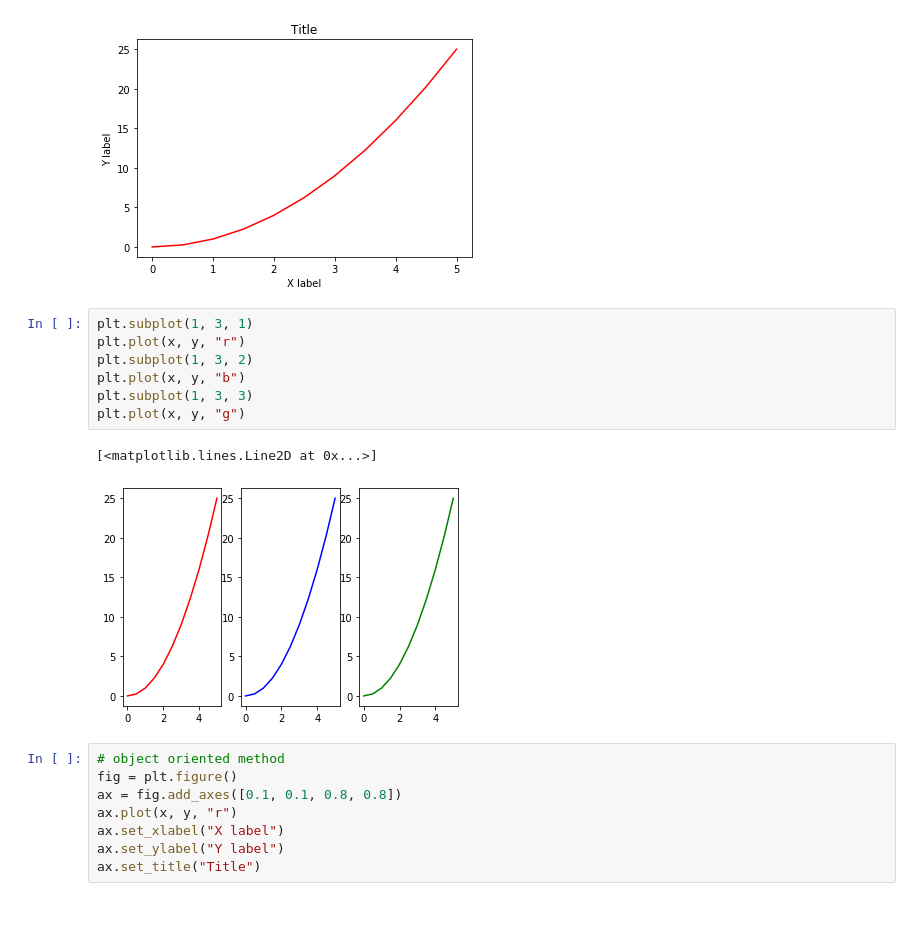
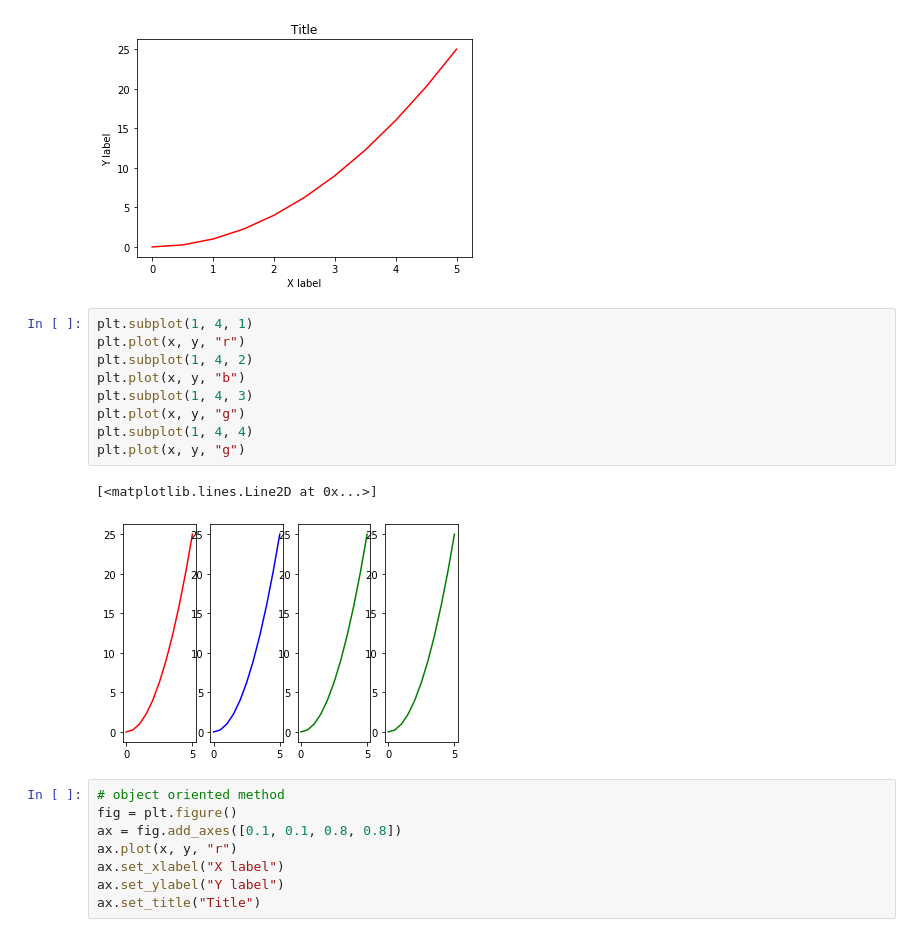
Before and after one commit to muhammadali448/DataScienceMachineLearning, a Jupyter notebook: matplotlib/matplotlib_part1.ipynb, the cells around one changed output. Cells and saved outputs as stored; diff of their text form.

```diff
--- a/matplotlib/matplotlib_part1.ipynb
+++ b/matplotlib/matplotlib_part1.ipynb
@@ -24,15 +24,17 @@ plt.title("Title")
 Text(0.5, 1.0, 'Title')
 [figure]
 # %%
-plt.subplot(1, 3, 1)
+plt.subplot(1, 4, 1)
 plt.plot(x, y, "r")
-plt.subplot(1, 3, 2)
+plt.subplot(1, 4, 2)
 plt.plot(x, y, "b")
-plt.subplot(1, 3, 3)
+plt.subplot(1, 4, 3)
 plt.plot(x, y, "g")
+plt.subplot(1, 4, 4)
+plt.plot(x, y, "g")
 # %% [output]
 [<matplotlib.lines.Line2D at 0x...>]
-[figure, old version]
+[figure, new version]
 # %%
 # object oriented method
 fig = plt.figure()
```
Also changed, not shown: parts of 6 cells of this notebook, 1 other file.
